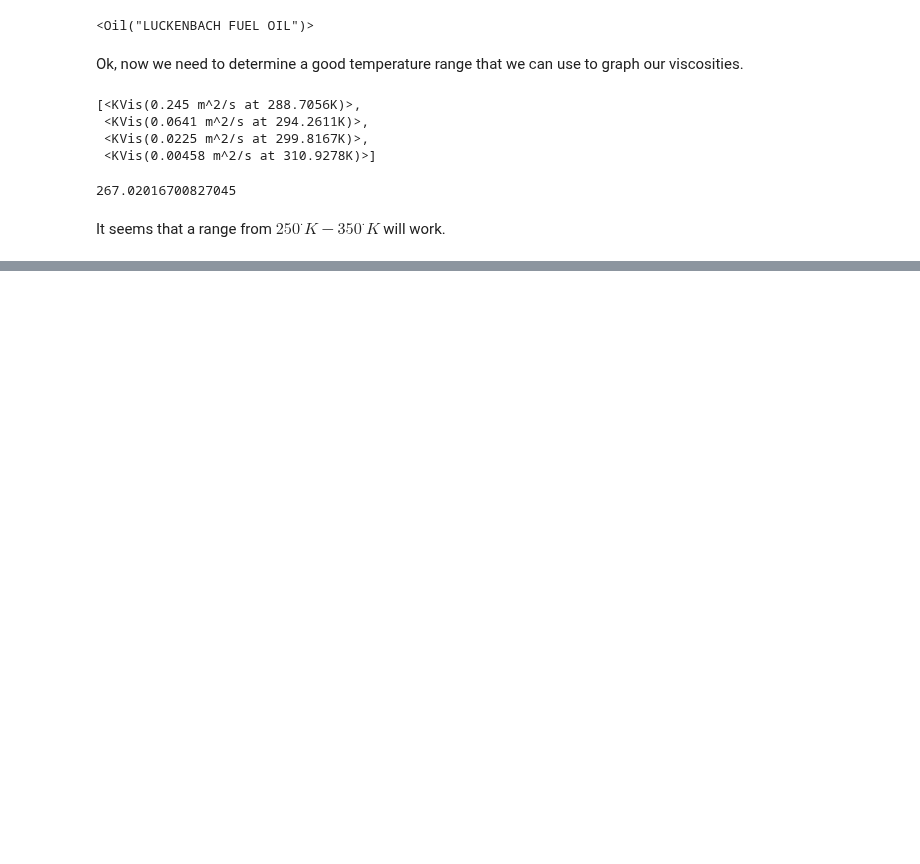
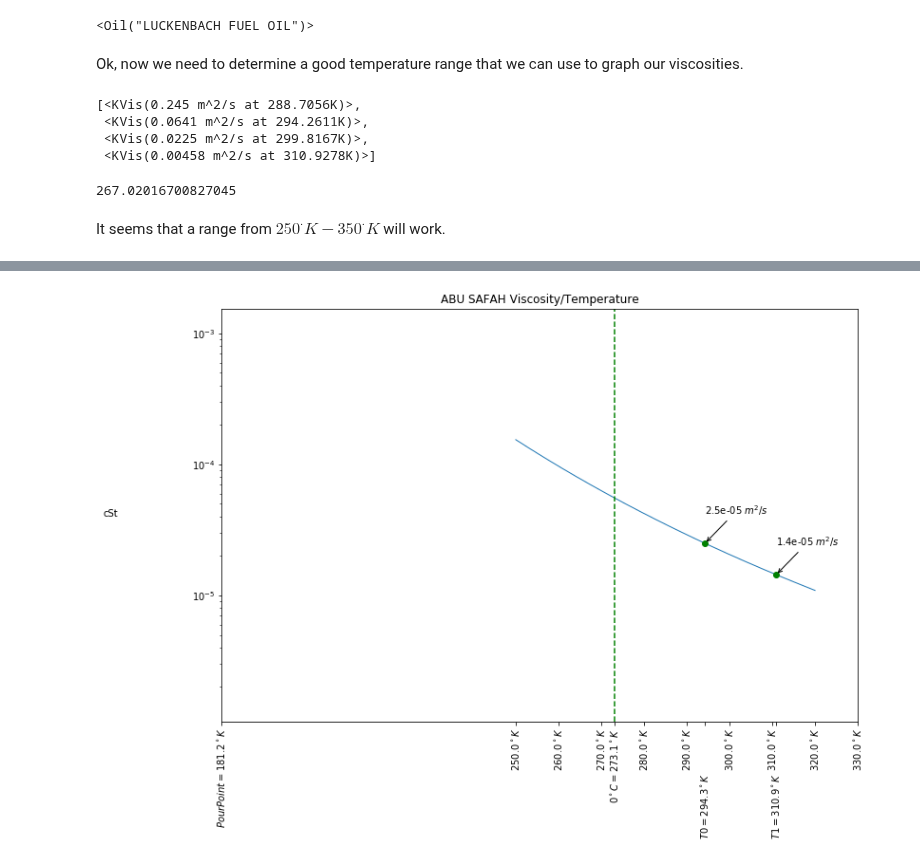
Before and after one commit to NOAA-ORR-ERD/OilLibrary, a Jupyter notebook: documentation/notebooks/Oil Viscosity.ipynb, the cells around one changed output, grey strips where cells are left out. Drawn from its saved outputs; the diff is of its cells as text; code cells hidden in the pictures; blank space fills up the shorter version.

Commit message:
Added research into an alternate determination of viscosity as a function of temperature.

```diff
--- a/documentation/notebooks/Oil Viscosity.ipynb
+++ b/documentation/notebooks/Oil Viscosity.ipynb
@@ -292,0 +319,99 @@ It seems visually intuitive from looking at the above graph that the rate at whi
+# %%
+plt.figure(1, figsize=(12,8))
+ax = plt.subplot(111)
+
+# This oil has an exponential increase with temperature.  Why??
+#oil_obj = session.query(Oil).filter(Oil.adios_oil_id == 'AD00311').one()
+
+# These oils show a flat viscosity response to temperature.  Why??
+#oil_obj = session.query(Oil).filter(Oil.adios_oil_id == 'AD02548').one()
+#oil_obj = session.query(Oil).filter(Oil.adios_oil_id == 'AD02552').one()
+
+#oil_obj = session.query(Oil).filter(Oil.adios_oil_id == 'AD02448').one()
+#oil_obj = session.query(Oil).filter(Oil.adios_oil_id == 'AD04009').one()
+oil_obj = session.query(Oil).filter(Oil.adios_oil_id == 'AD00009').one()
+
+temps = np.linspace(250.0, 320.0, 200)
+kvis_ref_temps = np.array([v.ref_temp_k for v in oil_obj.kvis])
+kvis_refs = np.array([v.m_2_s for v in oil_obj.kvis])
+kvis_weathering = np.array([v.weathering for v in oil_obj.kvis])
+pour_point = pour_point_from_kvis(oil_obj.kvis[0].m_2_s,
+                                  oil_obj.kvis[0].ref_temp_k)
+
+for v, t, w in zip(kvis_refs, kvis_ref_temps, kvis_weathering):
+    print (v, t, w)
+
+# This works pretty well for IFO 180
+# - initial a = 0.01
+# - initial k_v2 = 6000
+def exp_func(temp_k, a, k_v2):
+    return a * np.exp(k_v2 / temp_k)
+
+for k in np.logspace(3.3, 4.5, num=8):
+    # log range from about 5000-32000
+    a_coeff = kvis_refs[0] * np.exp(-k / kvis_ref_temps[0])
+    try:
+        print 'trying (k_v2, a) = ', (k, a_coeff)
+        popt, pcov = curve_fit(exp_func, kvis_ref_temps, kvis_refs,
+                               p0=(a_coeff, k), maxfev = 2000)
+
+        std_dev = np.sqrt(np.diag(pcov))
+        print '\tpopt: ', popt
+        print '\tpcov: ', pcov
+        print '\tk_v2 deviation: ', (std_dev/popt)[1]
+
+        # - we want our covariance to be a reasonably small number,
+        #   but it can get into the thousands even for a good fit.
+        #   So we will only check for inf values.
+        # - for sample sizes < 3, the covariance is unreliable.
+        if len(kvis_refs) > 2 and np.any(pcov == np.inf):
+            print '\tcovariance too high: {}', pcov
+            continue
+
+        break
+    except (ValueError, RuntimeError), e:
+        print '\tcaught exception: ', e
+        continue
+
+print 'using popt: ', popt
+x = temps
+y = exp_func(temps, *popt)
+
+graph_max = np.max(y) * 10
+graph_min = np.min(y) / 10
+
+plot(x, y, linewidth=1)
+axis([np.min(temps), np.max(temps) + 10.0, graph_min, graph_max])
+ax.axvline(273.15, color='g', ls='--')
+ax.axhline(0, color='g', ls='--')
+
+ax.set_title('{0} Viscosity/Temperature'.format(oil_obj.name))
+figtext(-0.02, 0.5, 'cSt')
+
+# annotations
+for v, t in zip(kvis_refs, kvis_ref_temps):
+    ax.plot(t, v, marker='o', color="green")
+    ax.annotate(r'{0:.2g} $m^2/s$'.format(v),
+                xy=(t, v),  xycoords='data',
+                xytext=(0, 30), textcoords='offset points',
+                arrowprops=dict(arrowstyle="->")
+                )
+
+# generate x ticks
+kvis_ref_ticks = [(v, r'$T{0}={1:.1f}^\circ K$                '.format(i, v))
+                  for i, v in enumerate(kvis_ref_temps)]
+x_ticks = [(v, r'${0:.1f}^\circ K$'.format(v)) for v, l in zip(*plt.xticks())]
+x_ticks += kvis_ref_ticks
+x_ticks += [(273.15, r'$0^\circ C={0:.1f}^\circ K$'.format(273.15))]
+x_ticks += [(pour_point, r'$PourPoint = {0:.1f}^\circ K$'.format(pour_point))]
+plt.xticks(*zip(*x_ticks))
+plt.yscale('log', nonposy='clip')
+
+for tick in ax.xaxis.get_major_ticks():
+    tick.label.set_fontsize(10)
+    # specify integer or one of preset strings, e.g.
+    #tick.label.set_fontsize('x-small')
+    tick.label.set_rotation('vertical')
+
+show()
+# %% [output]
@@ -292,0 +426 @@ It seems visually intuitive from looking at the above graph that the rate at whi
+[figure, added]
```
Also changed, not shown: parts of 23 cells of this notebook.
